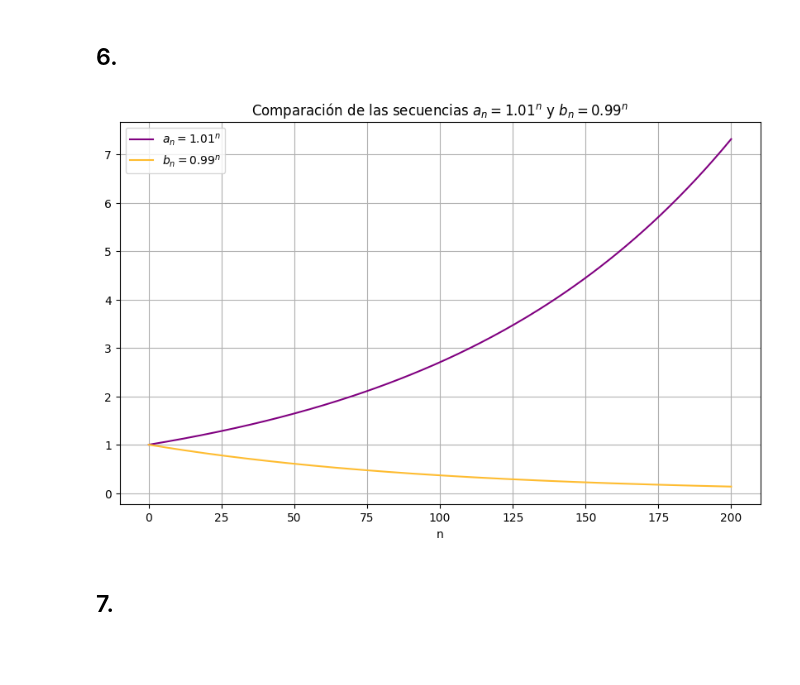
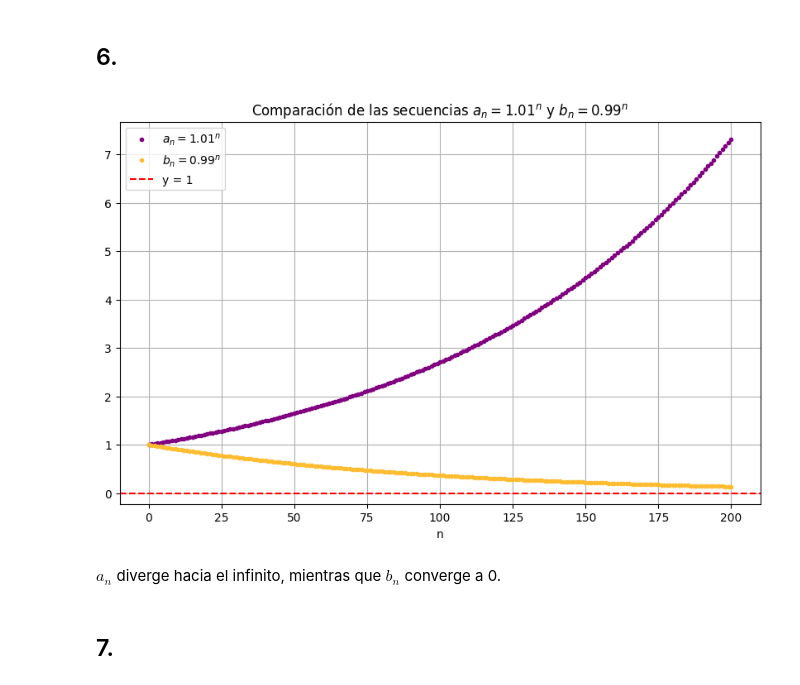
Before and after one commit to Daniel1martinez2/taller_s_6_mate_aplicada, a Jupyter notebook: main.ipynb, the cells around one changed output. Drawn from its saved outputs; the diff is of its cells as text; code cells hidden in the pictures; blank space fills up the shorter version.

```diff
--- a/main.ipynb
+++ b/main.ipynb
@@ -262,20 +266,23 @@ Sí, es razonable, ya que conforme } n \to \infty, \ $a_n$ \to 1.
 # %%
 valores_n = np.arange(0, 201)
 
 a_n = 1.01 ** valores_n
 b_n = 0.99 ** valores_n
 
 plt.figure(figsize=(10, 6))
-plt.plot(valores_n, a_n, label=r'$a_n = 1.01^n$', color='purple')
-plt.plot(valores_n, b_n, label=r'$b_n = 0.99^n$', color='#FEBC30')
+plt.plot(valores_n, a_n, '.', label=r'$a_n = 1.01^n$', color='purple')
+plt.plot(valores_n, b_n, '.', label=r'$b_n = 0.99^n$', color='#FEBC30')
+plt.axhline(y=0, color='r', linestyle='--', label='y = 1')
 
 plt.xlabel('n')
 plt.title('Comparación de las secuencias $a_n = 1.01^n$ y $b_n = 0.99^n$')
 plt.legend()
 plt.grid(True)
 plt.show()
 # %% [output]
-[figure, old version]
+[figure, new version]
+# %% [markdown]
+$a_n$ diverge hacia el infinito, mientras que $b_n$ converge a 0.
 # %% [markdown]
 ## 7.
 # %%
```
Also changed, not shown: parts of 8 cells of this notebook.
